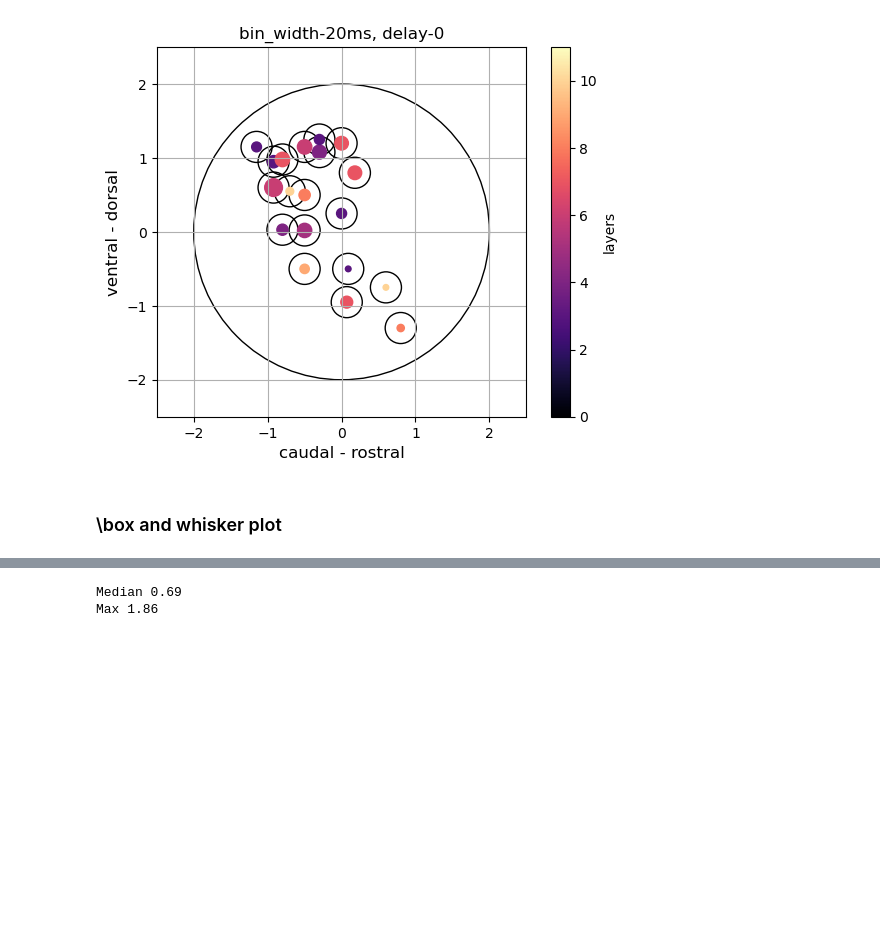
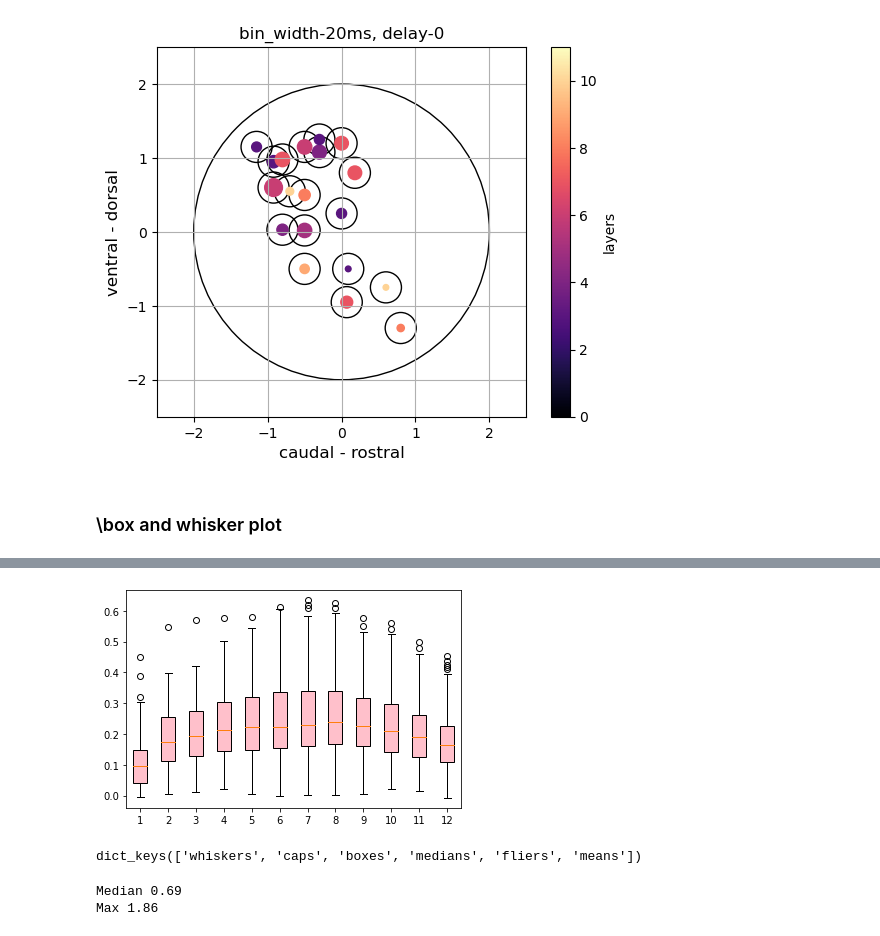
Before and after one commit to bilalhsp/Auditory_Cortex, a Jupyter notebook: experiments/correlations_analysis/correlations_analysis.ipynb, the cells around one changed output, grey strips where cells are left out. Drawn from its saved outputs; the diff is of its cells as text; code cells hidden in the pictures; blank space fills up the shorter version.

```diff
--- a/experiments/correlations_analysis/correlations_analysis.ipynb
+++ b/experiments/correlations_analysis/correlations_analysis.ipynb
@@ -430,0 +340,7 @@ Baseline median: 0.183
+# %%
+bplot = plt.boxplot(layers_data.values(), patch_artist=True)
+for box in bplot['boxes']:
+    # box.set_fillstyle('full')
+    # box.set_markeredgecolor('pink')
+    box.set_facecolor('pink')
+plt.show()
@@ -1206,3 +921,16 @@ baseline = corr_obj.baseline_corr
+# %%
+bplot = plt.boxplot(layers_data.values(), patch_artist=True)
+for box in bplot['boxes']:
+    # box.set_fillstyle('full')
+    # box.set_markeredgecolor('pink')
+    box.set_facecolor('pink')
+plt.show()
+# %% [output]
+[figure, added]
+# %%
+bplot.keys()
+# %% [output]
+dict_keys(['whiskers', 'caps', 'boxes', 'medians', 'fliers', 'means'])
 # %%
 baseline['normalizer'] = np.zeros(baseline.shape[0])
 # %%
```
Also changed, not shown: parts of 53 cells of this notebook, 11 other files.
